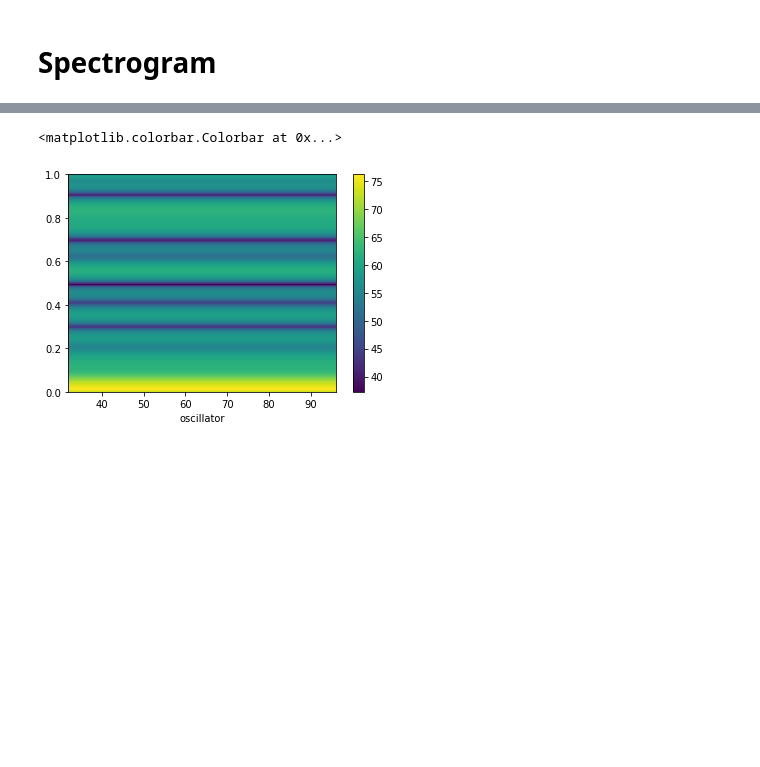
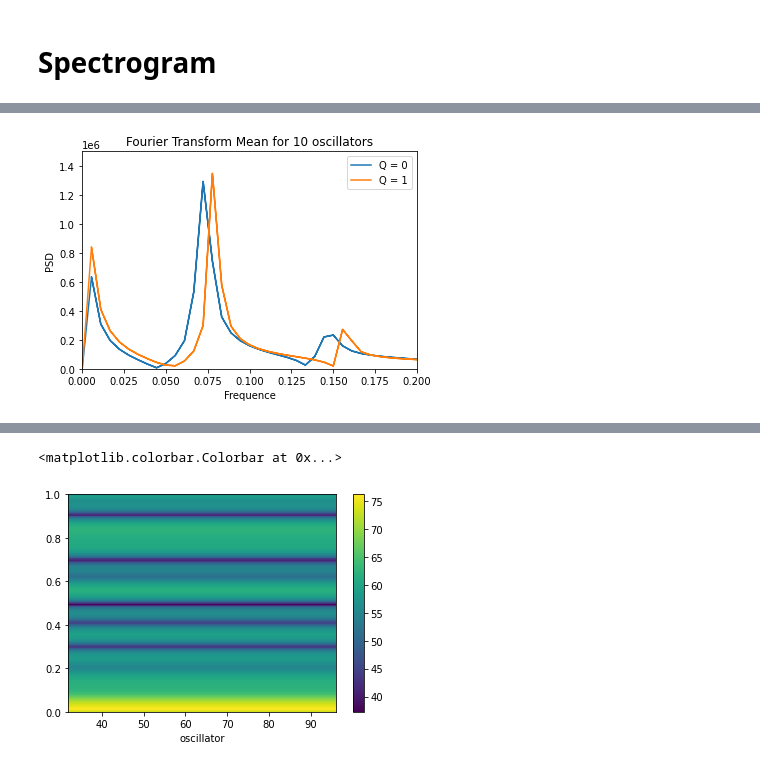
Before and after one commit to Wabognie/BS1_project, a Jupyter notebook: spectro_function.ipynb, the cells around one changed output, grey strips where cells are left out. Drawn from its saved outputs; the diff is of its cells as text; code cells hidden in the pictures; blank space fills up the shorter version.

```diff
--- a/spectro_function.ipynb
+++ b/spectro_function.ipynb
@@ -128,3 +135,53 @@ array([-1.60832769e-09     +0.j        ,  3.30278507e+03-249142.00394769j,
+# %%
+freq_four0_sum = 0
+freq_four1_sum = 0
+
+four0_sum = 0
+four1_sum = 0
+
+list_freq_four0 = []
+list_freq_four1 = []
+
+nbr_oscillator = 10
+
+for i in range(1,nbr_oscillator + 1):
+
+    fourierQ0, freqfourQ0 = simulation_Q(0)
+    fourierQ1, freqfourQ1 = simulation_Q(1)
+
+    list_freq_four0.append(freqfourQ0)
+    list_freq_four1.append(freqfourQ1)
+
+    freq_four0_sum += abs(freqfourQ0)
+    freq_four1_sum += abs(freqfourQ1)
+
+    mean_freq_four0 = freq_four0_sum / i
+    mean_freq_four1 = freq_four1_sum / i
+
+    four0_sum += abs(fourierQ0)
+    four1_sum += abs(fourierQ1)
+
+    mean_four0 = four0_sum / i
+    mean_four1 = four1_sum / i
+
+    if i == nbr_oscillator:
+        plt.plot(mean_freq_four0, mean_four0, label = "Q = 0")
+        plt.plot(mean_freq_four1, mean_four1, label = "Q = 1")
+        plt.ylim(0, 1500000)
+        plt.xlabel('Frequence')
+        plt.ylabel('PSD')
+        plt.title("Fourier Transform Mean for 10 oscillators")
+        plt.legend()
+        plt.xlim(0,0.2)
+        plt.show()
+
+        #plt.subplot(2,1)
+        #plt.specgram(list_freq_four0)
+        #plt.xlabel('oscillator')
+        #plt.colorbar()
+        #plt.yscale('log')
+# %% [output]
+[figure, added]
 # %%
 list_four0 = []
 
```
Also changed, not shown: parts of 6 cells of this notebook.
